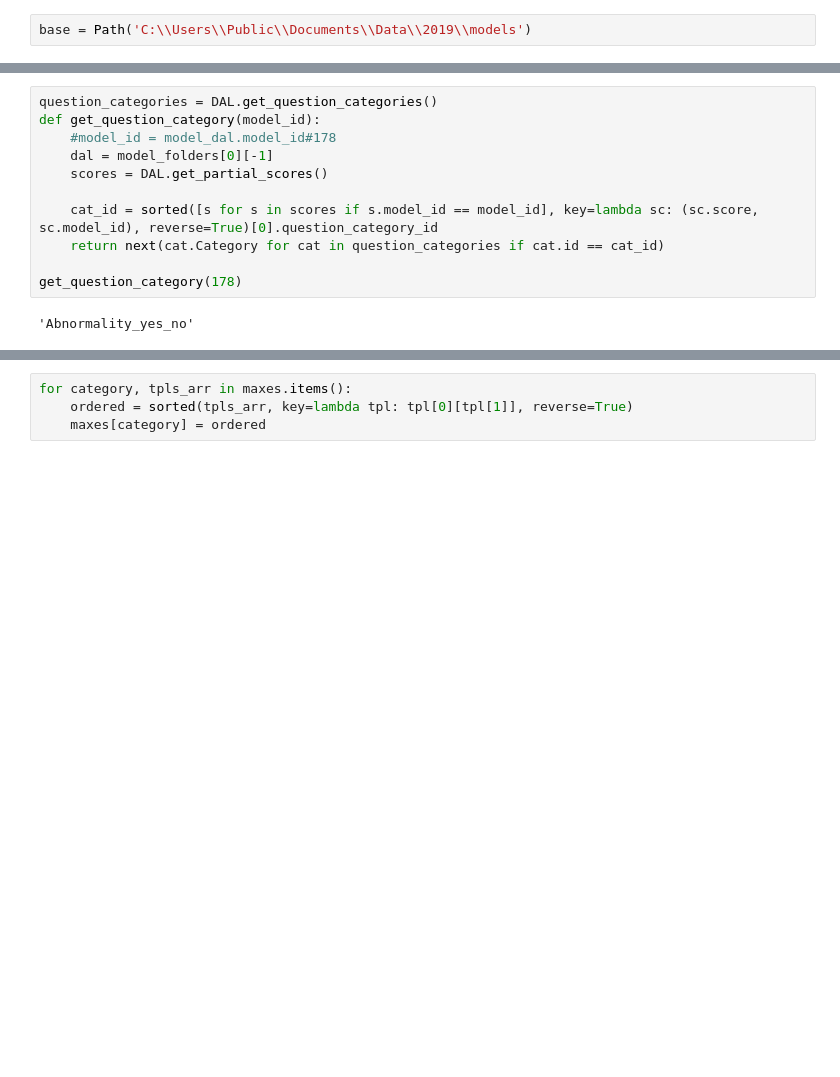
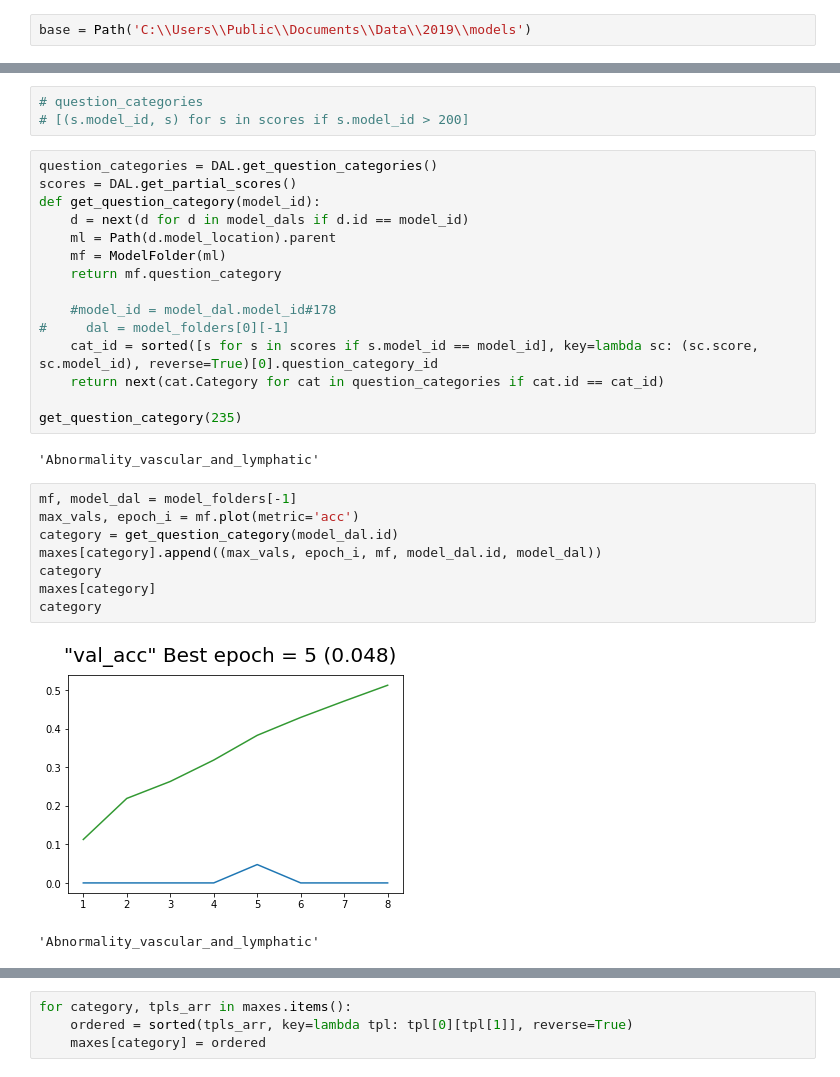
Before and after one commit to turner11/VQA-MED, a Jupyter notebook: VQA-MED/VQA.Python/find_best_history.ipynb, the cells around one changed output, grey strips where cells are left out. Drawn from its saved outputs; the diff is of its cells as text; blank space fills up the shorter version.

```diff
--- a/VQA-MED/VQA.Python/find_best_history.ipynb
+++ b/VQA-MED/VQA.Python/find_best_history.ipynb
@@ -40,16 +40,34 @@ model_folders = [(ModelFolder(d), model_dal) for (d, model_dal) in dirs]
+# %%
+# question_categories
+# [(s.model_id, s) for s in scores if s.model_id > 200]
 # %%
 question_categories = DAL.get_question_categories()
+scores = DAL.get_partial_scores()
 def get_question_category(model_id):
+    d = next(d for d in model_dals if d.id == model_id)
+    ml = Path(d.model_location).parent
+    mf = ModelFolder(ml)
+    return mf.question_category
+
     #model_id = model_dal.model_id#178
-    dal = model_folders[0][-1]
-    scores = DAL.get_partial_scores()
-
+#     dal = model_folders[0][-1]
     cat_id = sorted([s for s in scores if s.model_id == model_id], key=lambda sc: (sc.score, sc.model_id), reverse=True)[0].question_category_id
     return next(cat.Category for cat in question_categories if cat.id == cat_id)
 
-get_question_category(178)
+get_question_category(235)
 # %% [output]
-'Abnormality_yes_no'
+'Abnormality_vascular_and_lymphatic'
+# %%
+mf, model_dal = model_folders[-1]
+max_vals, epoch_i = mf.plot(metric='acc')
+category = get_question_category(model_dal.id)
+maxes[category].append((max_vals, epoch_i, mf, model_dal.id, model_dal))
+category
+maxes[category]
+category
+# %% [output]
+[figure, added]
+'Abnormality_vascular_and_lymphatic'
 # %%
 %%capture
 # %matplotlib inline
```
Also changed, not shown: parts of 3 cells of this notebook, 3 other files.
